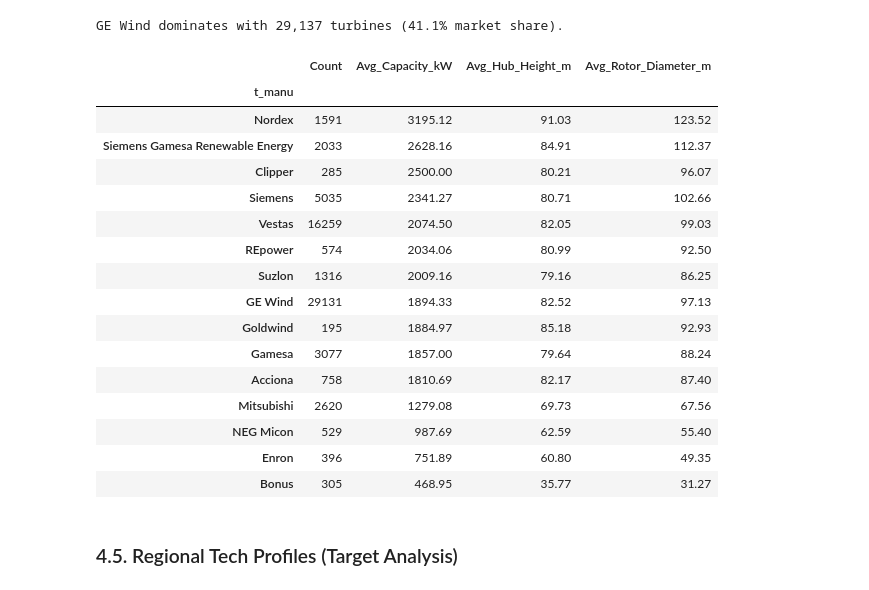
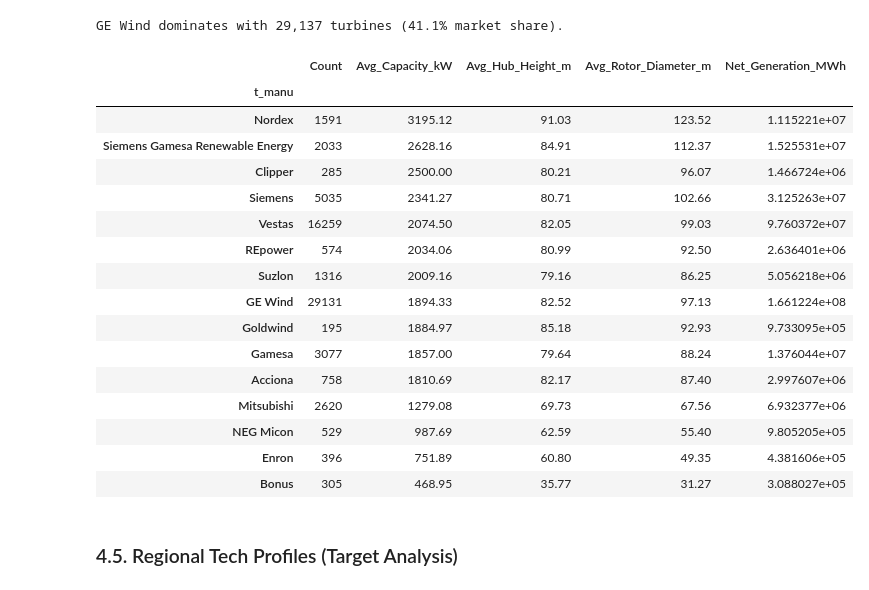
Before and after one commit to SayedAli-Murtadha/labs_projects, a Jupyter notebook: projects/wind-turbine/Code/01_EDA_Wind_Turbines.ipynb, the cells around one changed output. Saved outputs shown, nothing was run; the diff lists cells and outputs as text; code cells hidden in the pictures.

```diff
--- a/projects/wind-turbine/Code/01_EDA_Wind_Turbines.ipynb
+++ b/projects/wind-turbine/Code/01_EDA_Wind_Turbines.ipynb
@@ -362,32 +433,33 @@ GE Wind dominates with 29,137 turbines (41.1% market share).
 # %%
 # Manufacturer capacity comparison
 manu_stats = turbines.groupby('t_manu').agg(
     Count=('t_cap', 'count'),
     Avg_Capacity_kW=('t_cap', 'mean'),
     Avg_Hub_Height_m=('t_hh', 'mean'),
-    Avg_Rotor_Diameter_m=('t_rd', 'mean')
+    Avg_Rotor_Diameter_m=('t_rd', 'mean'),
+    Net_Generation_MWh=('Net_Generation_MWh', 'sum')
 ).round(2)
 
 manu_stats = manu_stats[manu_stats['Count'] >= 100].sort_values('Avg_Capacity_kW', ascending=False)
 display(manu_stats.head(15))
 # %% [output]
-|  | Count | Avg_Capacity_kW | Avg_Hub_Height_m | Avg_Rotor_Diameter_m |
-| t_manu |  |  |  |  |
-| Nordex | 1591 | 3195.12 | 91.03 | 123.52 |
-| Siemens Gamesa Renewable Energy | 2033 | 2628.16 | 84.91 | 112.37 |
-| Clipper | 285 | 2500.00 | 80.21 | 96.07 |
-| Siemens | 5035 | 2341.27 | 80.71 | 102.66 |
-| Vestas | 16259 | 2074.50 | 82.05 | 99.03 |
-| REpower | 574 | 2034.06 | 80.99 | 92.50 |
-| Suzlon | 1316 | 2009.16 | 79.16 | 86.25 |
-| GE Wind | 29131 | 1894.33 | 82.52 | 97.13 |
-| Goldwind | 195 | 1884.97 | 85.18 | 92.93 |
-| Gamesa | 3077 | 1857.00 | 79.64 | 88.24 |
-| Acciona | 758 | 1810.69 | 82.17 | 87.40 |
-| Mitsubishi | 2620 | 1279.08 | 69.73 | 67.56 |
-| NEG Micon | 529 | 987.69 | 62.59 | 55.40 |
-| Enron | 396 | 751.89 | 60.80 | 49.35 |
-| Bonus | 305 | 468.95 | 35.77 | 31.27 |
+|  | Count | Avg_Capacity_kW | Avg_Hub_Height_m | Avg_Rotor_Diameter_m | Net_Generation_MWh |
+| t_manu |  |  |  |  |  |
+| Nordex | 1591 | 3195.12 | 91.03 | 123.52 | 1.115221e+07 |
+| Siemens Gamesa Renewable Energy | 2033 | 2628.16 | 84.91 | 112.37 | 1.525531e+07 |
+| Clipper | 285 | 2500.00 | 80.21 | 96.07 | 1.466724e+06 |
+| Siemens | 5035 | 2341.27 | 80.71 | 102.66 | 3.125263e+07 |
+| Vestas | 16259 | 2074.50 | 82.05 | 99.03 | 9.760372e+07 |
+| REpower | 574 | 2034.06 | 80.99 | 92.50 | 2.636401e+06 |
+| Suzlon | 1316 | 2009.16 | 79.16 | 86.25 | 5.056218e+06 |
+| GE Wind | 29131 | 1894.33 | 82.52 | 97.13 | 1.661224e+08 |
+| Goldwind | 195 | 1884.97 | 85.18 | 92.93 | 9.733095e+05 |
+| Gamesa | 3077 | 1857.00 | 79.64 | 88.24 | 1.376044e+07 |
+| Acciona | 758 | 1810.69 | 82.17 | 87.40 | 2.997607e+06 |
+| Mitsubishi | 2620 | 1279.08 | 69.73 | 67.56 | 6.932377e+06 |
+| NEG Micon | 529 | 987.69 | 62.59 | 55.40 | 9.805205e+05 |
+| Enron | 396 | 751.89 | 60.80 | 49.35 | 4.381606e+05 |
+| Bonus | 305 | 468.95 | 35.77 | 31.27 | 3.088027e+05 |
 # %% [markdown]
 ### 4.5. Regional Tech Profiles (Target Analysis)
 # %%
```
Also changed, not shown: parts of 23 cells of this notebook, 3 other files.
